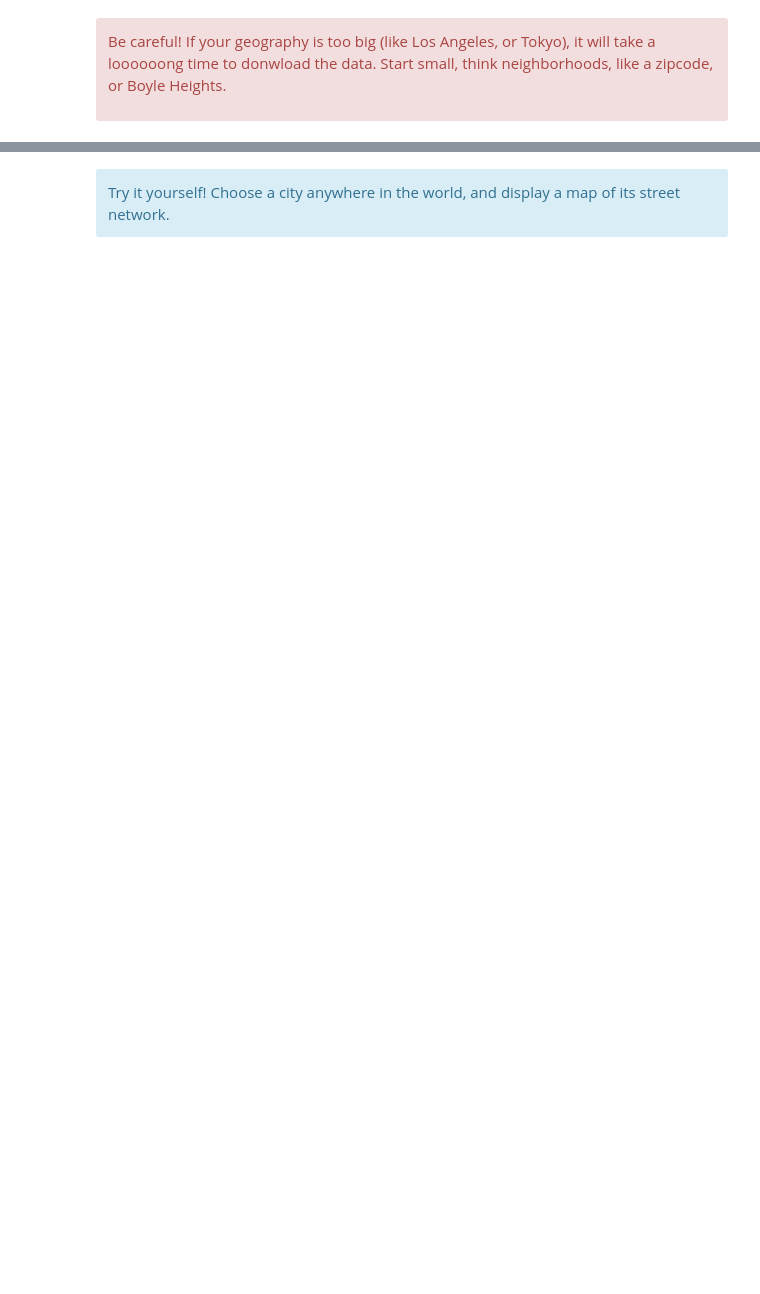
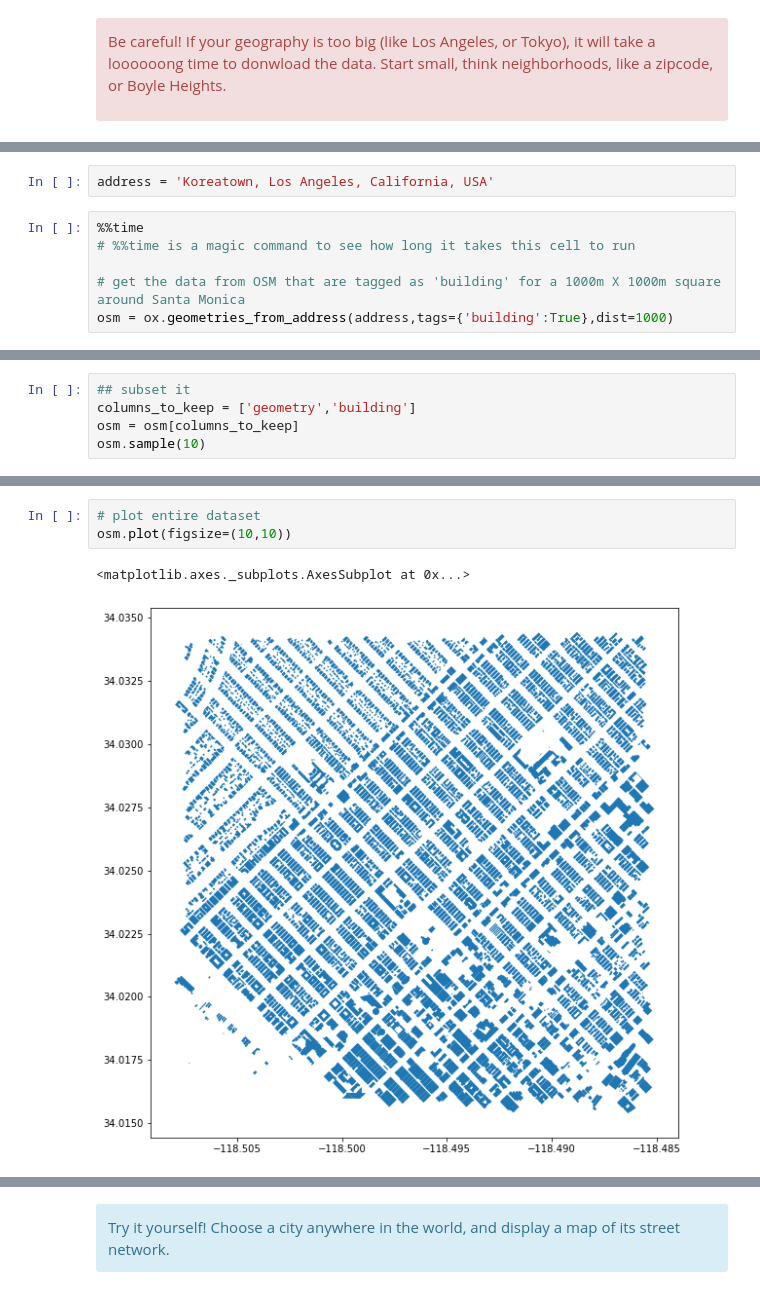
Before and after one commit to yohman/up206a, a Jupyter notebook: Weeks/Week04/W401 - Open Street Map.ipynb, the cells around one changed output, grey strips where cells are left out. Drawn from its saved outputs; the diff is of its cells as text; blank space fills up the shorter version.

```diff
--- a/Weeks/Week04/W401 - Open Street Map.ipynb
+++ b/Weeks/Week04/W401 - Open Street Map.ipynb
@@ -38,0 +63,8 @@ graph = ox.graph_from_place(place)
+# %%
+address = 'Koreatown, Los Angeles, California, USA'
+# %%
+%%time
+# %%time is a magic command to see how long it takes this cell to run
+
+# get the data from OSM that are tagged as 'building' for a 1000m X 1000m square around Santa Monica
+osm = ox.geometries_from_address(address,tags={'building':True},dist=1000)
@@ -38,0 +145,5 @@ graph = ox.graph_from_place(place)
+# %%
+## subset it
+columns_to_keep = ['geometry','building']
+osm = osm[columns_to_keep]
+osm.sample(10)
@@ -38,0 +306,6 @@ graph = ox.graph_from_place(place)
+# %%
+# plot entire dataset
+osm.plot(figsize=(10,10))
+# %% [output]
+<matplotlib.axes._subplots.AxesSubplot at 0x...>
+[figure, added]
```
Also changed, not shown: parts of 141 cells of this notebook, 8 other files.
